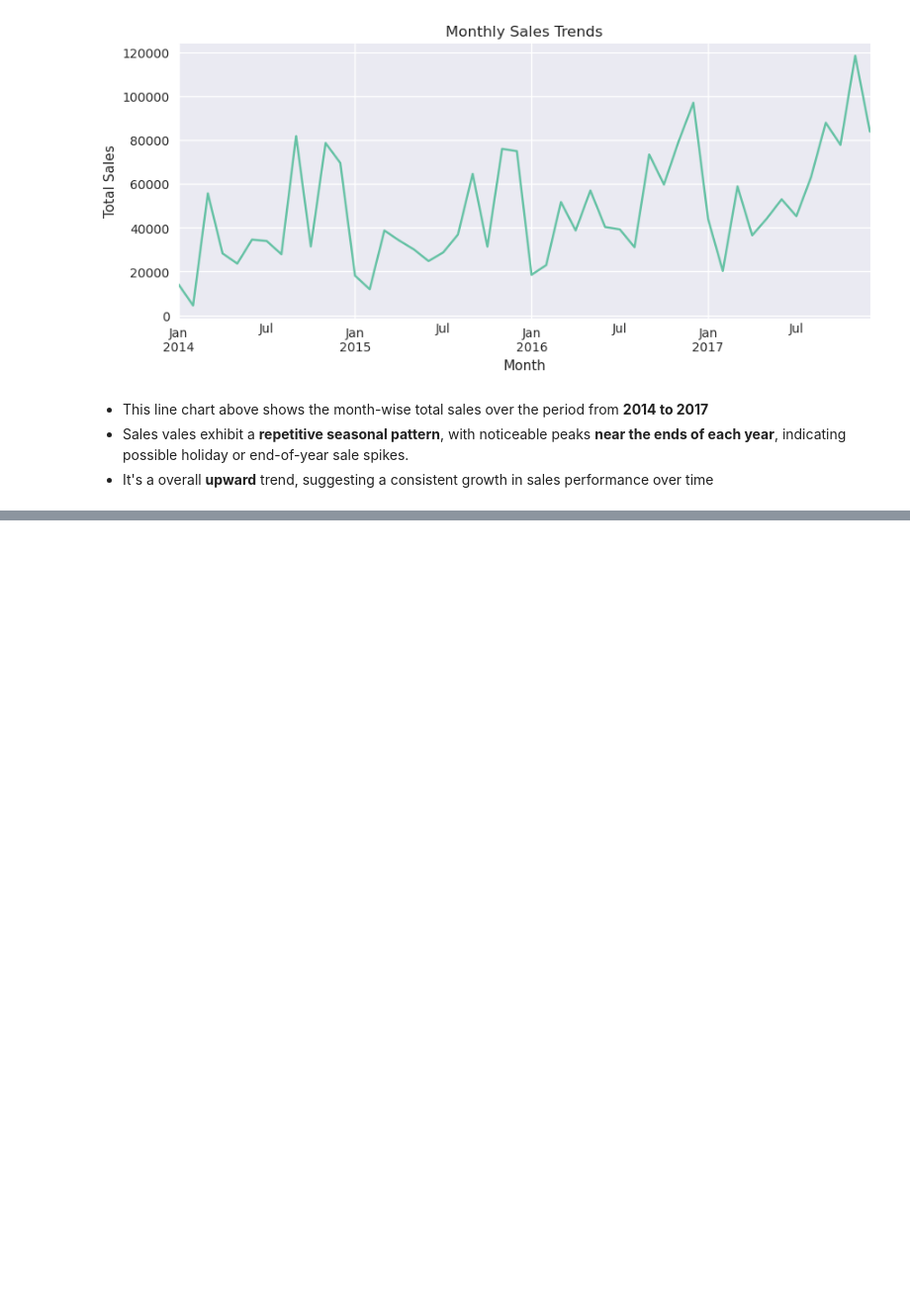
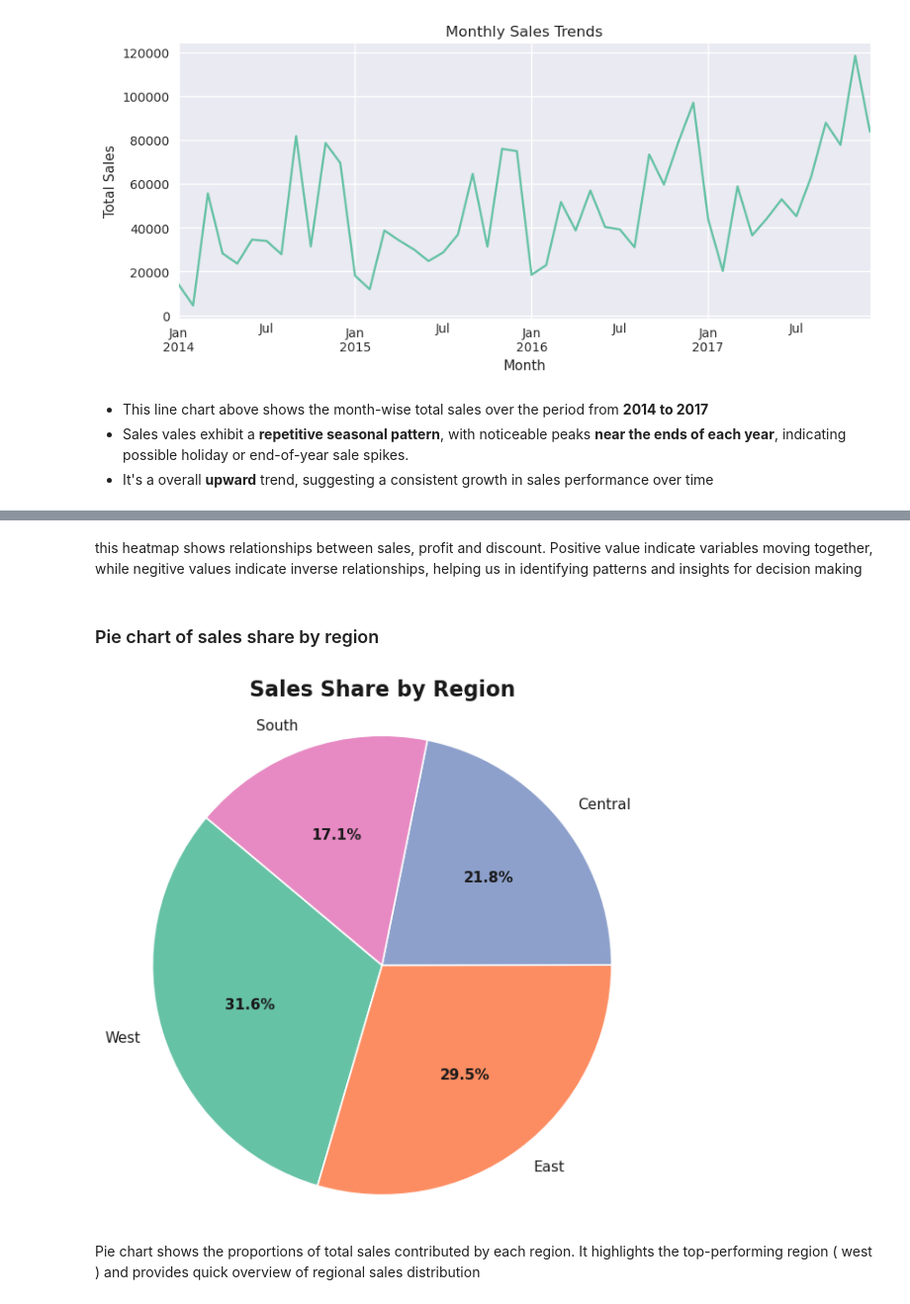
Before and after one commit to Slothcoder310/superstore-sales-analysis, a Jupyter notebook: main.ipynb, the cells around one changed output, grey strips where cells are left out. Shown at 99% size. Saved outputs shown, nothing was run; the diff lists cells and outputs as text; code cells hidden in the pictures; blank space fills up the shorter version.

```diff
--- a/main.ipynb
+++ b/main.ipynb
@@ -132,0 +198,32 @@ plt.show()
+# %% [markdown]
+this heatmap shows relationships between sales, profit and discount. Positive value indicate variables moving together, while negitive values indicate inverse relationships, helping us in identifying patterns and insights for decision making
+# %% [markdown]
+### Pie chart of sales share by region
+# %%
+plt.style.use('seaborn-v0_8')
+sns.set_palette('Set2')
+
+region_sales = data.groupby('Region')['Sales'].sum().sort_values(ascending=False)
+
+plt.figure(figsize=(6, 6))
+wedges, texts, autotexts = plt.pie(
+    region_sales,
+    labels=region_sales.index,
+    autopct='%1.1f%%',
+    startangle=140,
+    textprops={'fontsize': 11, 'color': '#1A1A1A'},
+    wedgeprops={'edgecolor': 'white', 'linewidth': 1.2}
+)
+
+for autotext in autotexts:
+    autotext.set_color('#1A1A1A')
+    autotext.set_fontweight('bold')
+
+plt.title('Sales Share by Region', fontsize=16, weight='bold', pad=15, color='#1A1A1A')
+plt.axis('equal')
+plt.tight_layout()
+plt.show()
+# %% [output]
+[figure, added]
+# %% [markdown]
+Pie chart shows the proportions of total sales contributed by each region. It highlights the top-performing region ( west ) and provides quick overview of regional sales distribution
```
Also changed, not shown: parts of 7 cells of this notebook.
